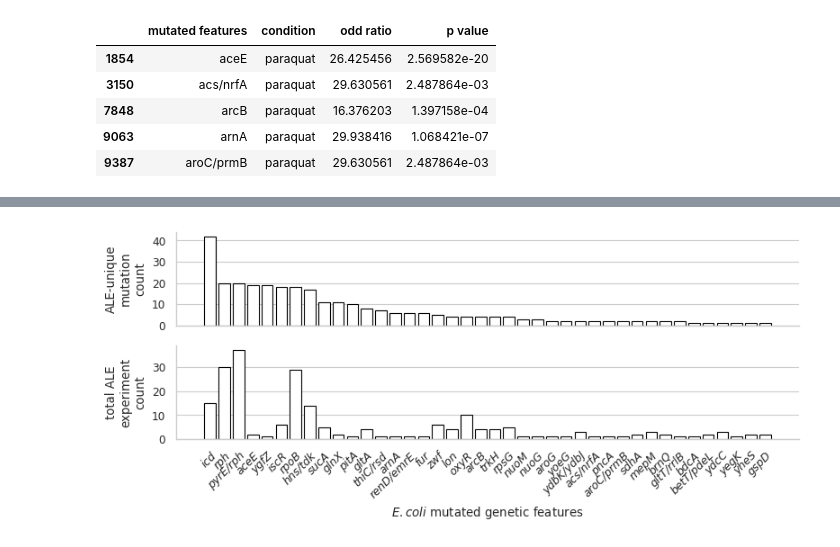
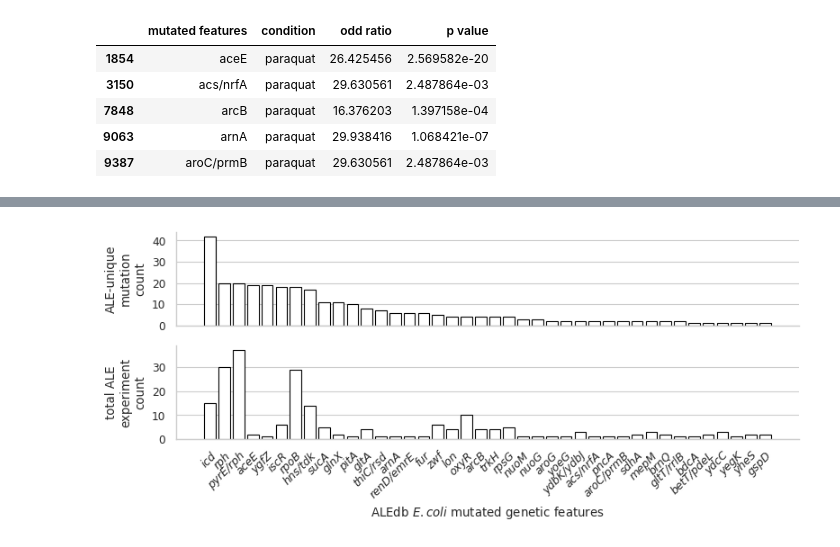
Before and after one commit to pvphaneuf/ros_tol_gdv, a Jupyter notebook: inspect_assocs.ipynb, the cells around one changed output, grey strips where cells are left out. Cells and saved outputs as stored; diff of their text form; code cells hidden in the pictures.

```diff
--- a/inspect_assocs.ipynb
+++ b/inspect_assocs.ipynb
@@ -308,31 +308,31 @@ summary_df
 # %%
 sns.set_context("paper")
 sns.set_style("whitegrid")
 import matplotlib.ticker as ticker
 plt.rcParams["figure.dpi"] = 100
 
 
 sorted_data = summary_df.sort_values(by="ALE-unique mutation count", ascending=False)
 
 fig, axs = plt.subplots(2, 1, figsize=(8, 3.5), sharex=True)
 
 axs[0].bar(sorted_data.index, sorted_data['ALE-unique mutation count'], color='white', edgecolor='black')
 axs[0].set_ylabel('ALE-unique\nmutation\ncount')
 axs[0].yaxis.set_major_locator(ticker.MultipleLocator(10))
 axs[0].xaxis.grid(False)
 
 axs[1].bar(sorted_data.index, sorted_data['total ALE experiment count'], color='white', edgecolor='black')
-axs[1].set_xlabel('$\it{E. coli}$ mutated genetic features')
+axs[1].set_xlabel('ALEdb $\it{E. coli}$ mutated genetic features')
 axs[1].set_ylabel('total ALE\nexperiment\ncount')
 axs[1].yaxis.set_major_locator(ticker.MultipleLocator(10))
 axs[1].xaxis.grid(False)
 
 sns.despine(right=True, top=True)
 
 plt.xticks(fontstyle='italic', rotation=45, ha="right", rotation_mode="anchor")
 
 plt.tight_layout()
 
 plt.savefig("f2b.svg")
 # %% [output]
-[figure, old version]
+[figure, new version]
```
Also changed, not shown: parts of 8 cells of this notebook, 1 other file.
